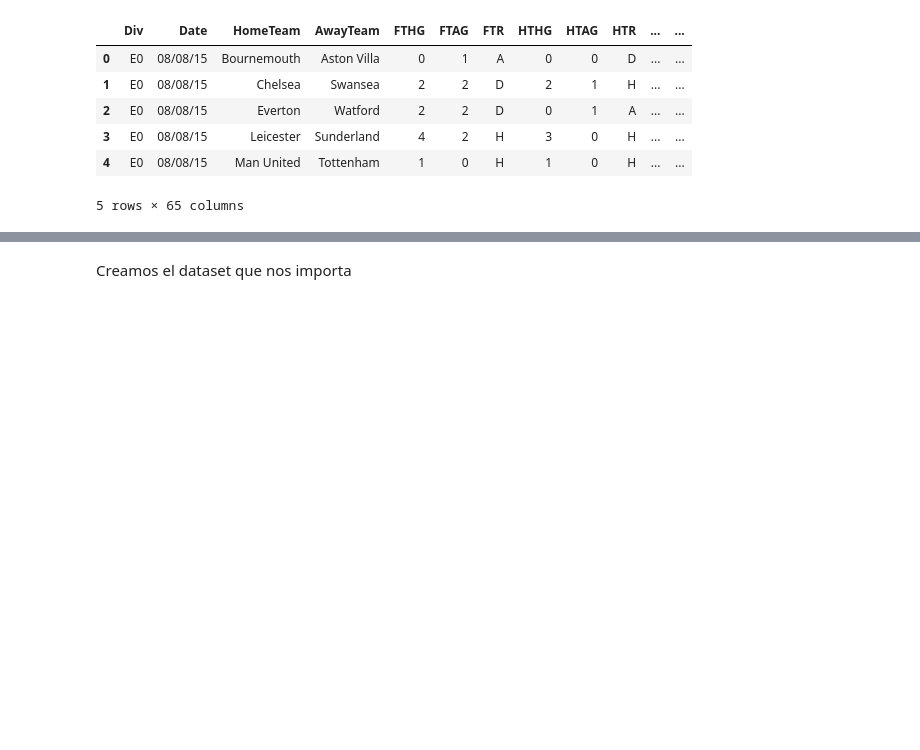
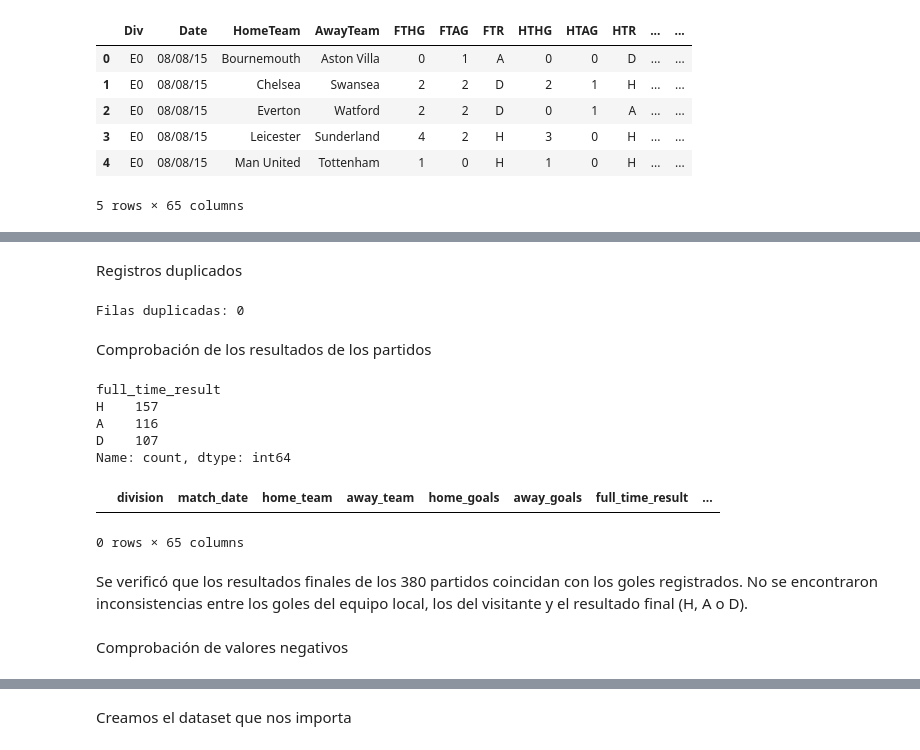
Before and after one commit to FrancoJarc/premier_league_analysis, a Jupyter notebook: notebooks/analysis.ipynb, the cells around one changed output, grey strips where cells are left out. Cells and saved outputs as stored; diff of their text form; code cells hidden in the pictures; blank space fills up the shorter version.

```diff
--- a/notebooks/analysis.ipynb
+++ b/notebooks/analysis.ipynb
@@ -22,0 +56,40 @@ df.head()
+# %% [markdown]
+Registros duplicados
+# %%
+print("Filas duplicadas:", df.duplicated().sum())
+# %% [output]
+Filas duplicadas: 0
+# %% [markdown]
+Comprobación de los resultados de los partidos
+# %%
+df["full_time_result"].value_counts(dropna=False)
+# %% [output]
+full_time_result
+H    157
+A    116
+D    107
+Name: count, dtype: int64
+# %%
+# Buscamos partidos donde los goles no coinciden con el resultado registrado
+
+df[
+    (
+        (df["home_goals"] > df["away_goals"]) &
+        (df["full_time_result"] != "H")
+    ) |
+    (
+        (df["home_goals"] < df["away_goals"]) &
+        (df["full_time_result"] != "A")
+    ) |
+    (
+        (df["home_goals"] == df["away_goals"]) &
+        (df["full_time_result"] != "D")
+    )
+]
+# %% [output]
+|  | division | match_date | home_team | away_team | home_goals | away_goals | full_time_result | ... |
+0 rows × 65 columns
+# %% [markdown]
+Se verificó que los resultados finales de los 380 partidos coincidan con los goles registrados. No se encontraron inconsistencias entre los goles del equipo local, los del visitante y el resultado final (H, A o D).
+# %% [markdown]
+Comprobación de valores negativos
```
Also changed, not shown: parts of 10 cells of this notebook, 7 other files.
